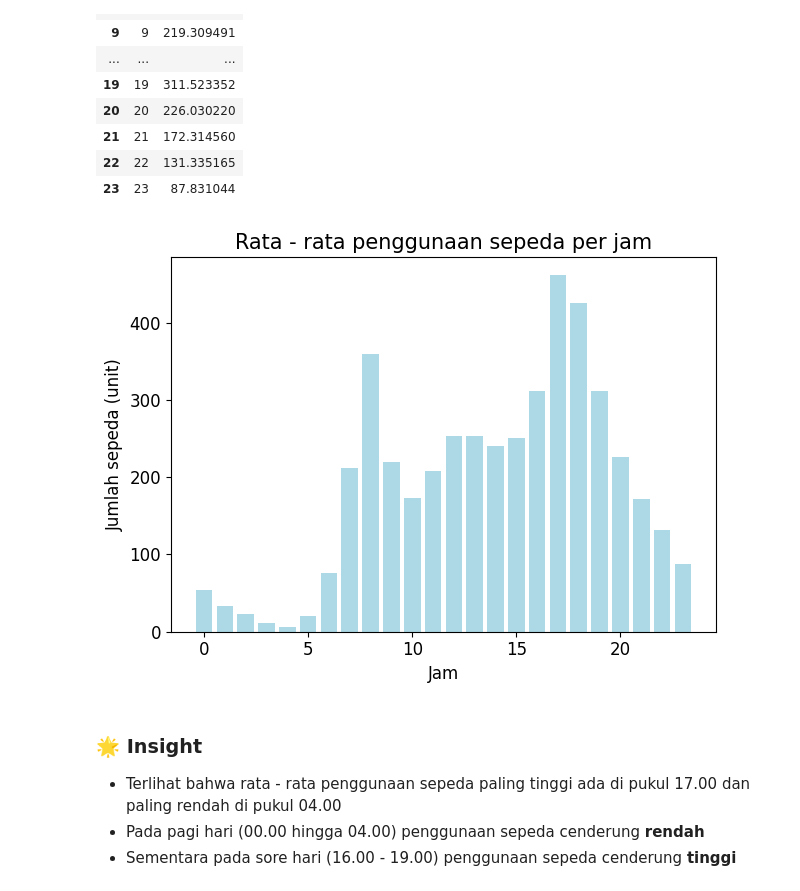
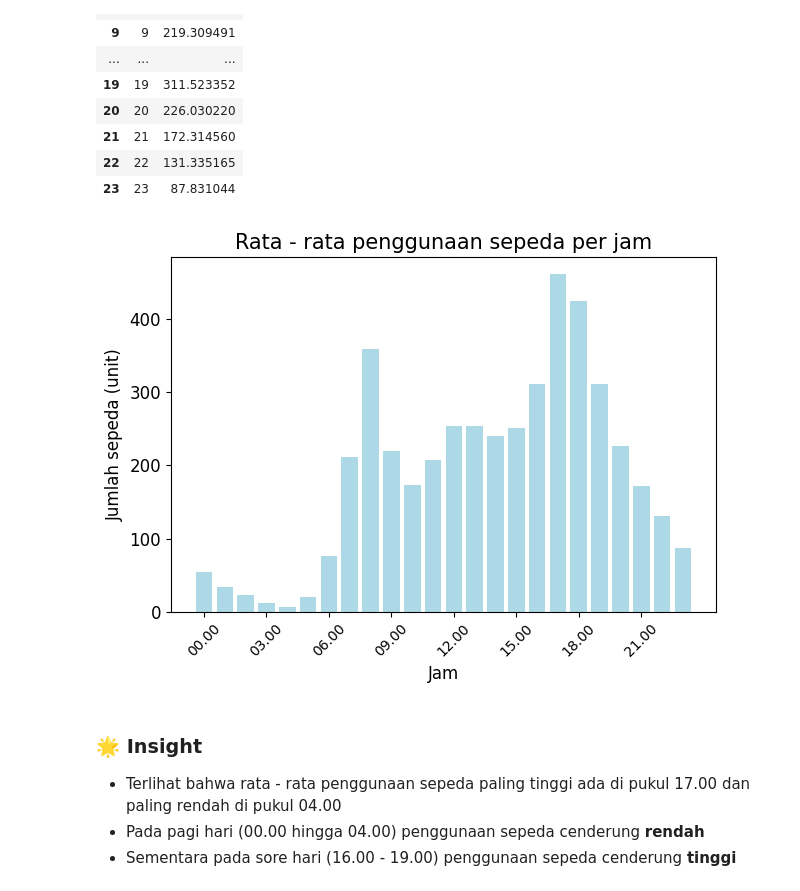
Before and after one commit to mie-intel/dicoding-ta-dasci, a Jupyter notebook: Proyek_Analisis_Data.ipynb, the cells around one changed output. Cells and saved outputs as stored; diff of their text form; code cells hidden in the pictures.

```diff
--- a/Proyek_Analisis_Data.ipynb
+++ b/Proyek_Analisis_Data.ipynb
@@ -608,16 +641,18 @@ hour_cat_df
 | 22 | 22 | 131.335165 |
 | 23 | 23 | 87.831044 |
 # %%
-plt.bar(hour_cat_df['hr'], hour_cat_df['cnt'], color='lightblue')
-plt.xticks(fontsize=12)
+tmp_hour_cat_df = hour_cat_df.copy()
+tmp_hour_cat_df['hr_str'] = tmp_hour_cat_df['hr'].astype(str).str.zfill(2) + '.00'
+plt.bar(tmp_hour_cat_df['hr'], tmp_hour_cat_df['cnt'], color='lightblue')
+plt.xticks(ticks=tmp_hour_cat_df['hr'][::3], labels=tmp_hour_cat_df['hr_str'][::3], fontsize=10, rotation=45)
 plt.yticks(fontsize=12)
 plt.xlabel("Jam", fontsize=12)
 plt.ylabel("Jumlah sepeda (unit)", fontsize=12)
 plt.title("Rata - rata penggunaan sepeda per jam", fontsize=15)
 plt.tight_layout()
 plt.show()
 # %% [output]
-[figure, old version]
+[figure, new version]
 # %% [markdown]
 ### 🌟 **Insight**
 
```
Also changed, not shown: parts of 4 cells of this notebook, 1 other file.
